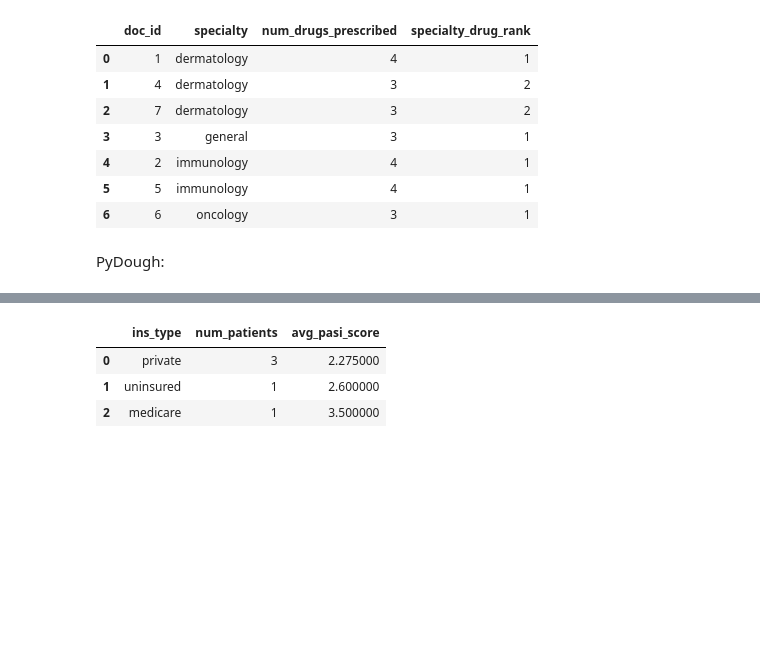
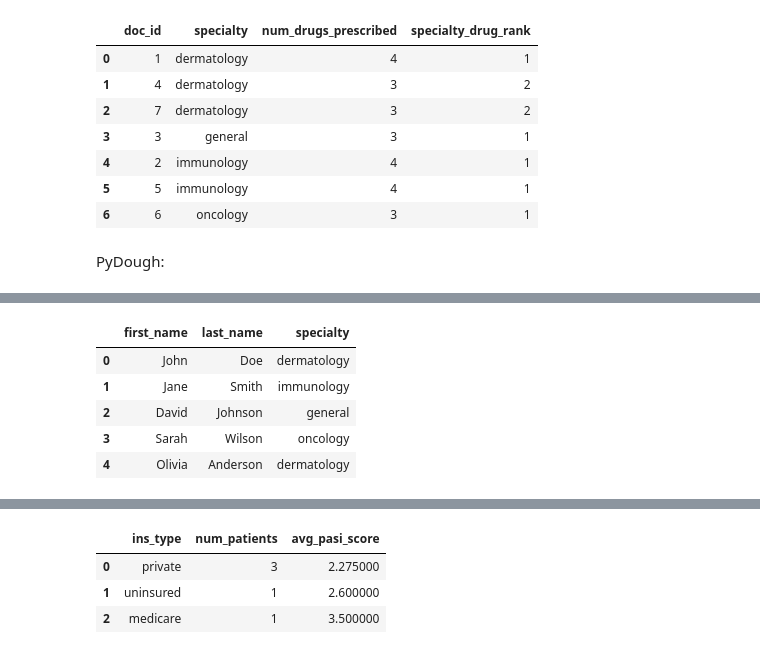
Before and after one commit to bodo-ai/text2pydough, a Jupyter notebook: workbench/GNunez/DermTreatment-PyDoughTesting.ipynb, the cells around one changed output, grey strips where cells are left out. Drawn from its saved outputs; the diff is of its cells as text; code cells hidden in the pictures; blank space fills up the shorter version.

```diff
--- a/workbench/GNunez/DermTreatment-PyDoughTesting.ipynb
+++ b/workbench/GNunez/DermTreatment-PyDoughTesting.ipynb
@@ -393,0 +421,22 @@ PyDough:
+# %%
+query = '''
+SELECT
+    first_name,
+    last_name,
+    specialty
+FROM
+    doctors
+WHERE
+    LOWER(first_name) LIKE 'j%'
+    OR LOWER(last_name) LIKE '%son%';
+'''
+
+sql_output = pd.read_sql_query(query, connection)
+sql_output
+# %% [output]
+|  | first_name | last_name | specialty |
+| 0 | John | Doe | dermatology |
+| 1 | Jane | Smith | immunology |
+| 2 | David | Johnson | general |
+| 3 | Sarah | Wilson | oncology |
+| 4 | Olivia | Anderson | dermatology |
```
Also changed, not shown: parts of 59 cells of this notebook.
